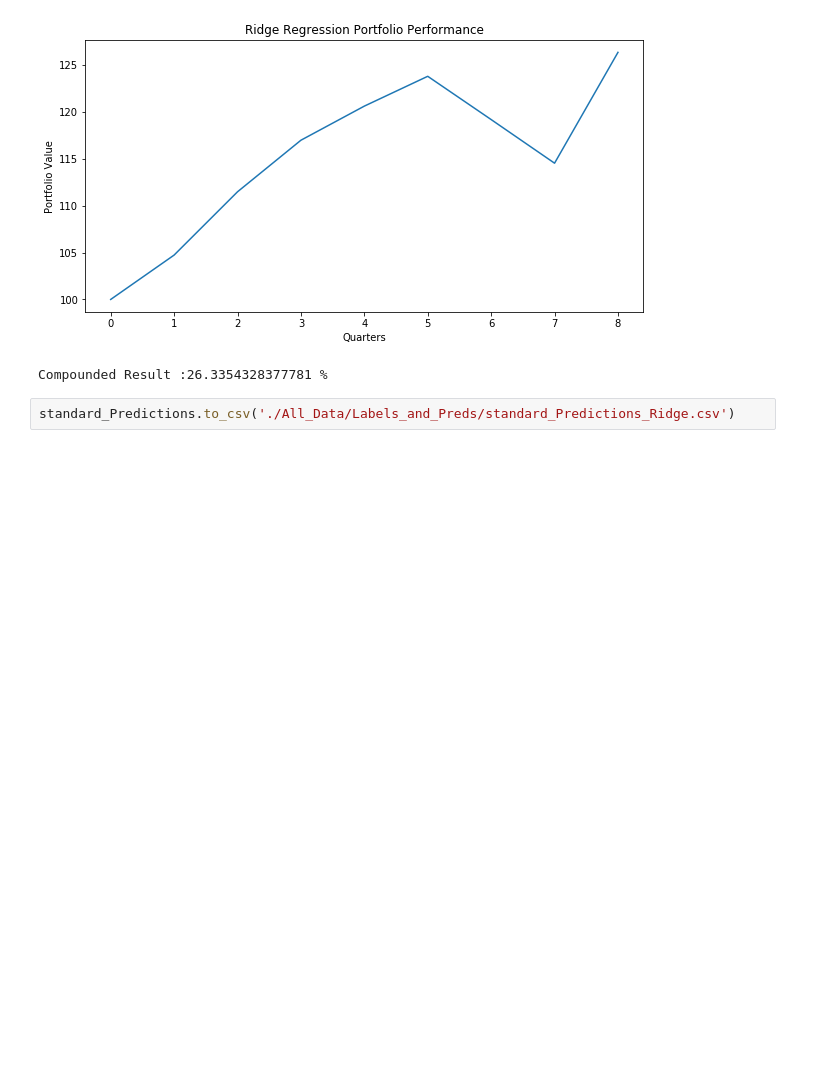
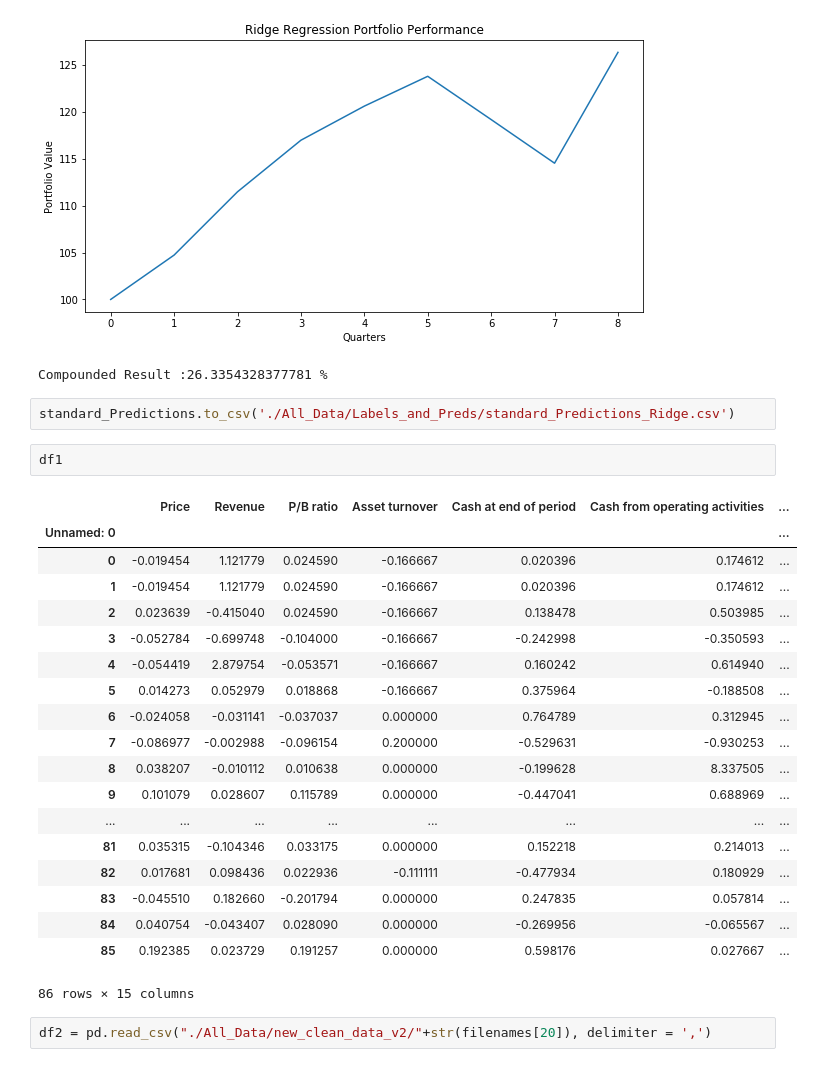
Before and after one commit to durveshb/Portfolio-Management, a Jupyter notebook: 008_Ridge.ipynb, the cells around one changed output. Saved outputs shown, nothing was run; the diff lists cells and outputs as text; blank space fills up the shorter version.

```diff
--- a/008_Ridge.ipynb
+++ b/008_Ridge.ipynb
@@ -249,3 +249,27 @@ Sharpe Ratio : 0.8988870205045233
 Compounded Result :26.3354328377781 %
 # %%
 standard_Predictions.to_csv('./All_Data/Labels_and_Preds/standard_Predictions_Ridge.csv')
+# %%
+df1
+# %% [output]
+|  | Price | Revenue | P/B ratio | Asset turnover | Cash at end of period | Cash from operating activities | ... |
+| Unnamed: 0 |  |  |  |  |  |  | ... |
+| 0 | -0.019454 | 1.121779 | 0.024590 | -0.166667 | 0.020396 | 0.174612 | ... |
+| 1 | -0.019454 | 1.121779 | 0.024590 | -0.166667 | 0.020396 | 0.174612 | ... |
+| 2 | 0.023639 | -0.415040 | 0.024590 | -0.166667 | 0.138478 | 0.503985 | ... |
+| 3 | -0.052784 | -0.699748 | -0.104000 | -0.166667 | -0.242998 | -0.350593 | ... |
+| 4 | -0.054419 | 2.879754 | -0.053571 | -0.166667 | 0.160242 | 0.614940 | ... |
+| 5 | 0.014273 | 0.052979 | 0.018868 | -0.166667 | 0.375964 | -0.188508 | ... |
+| 6 | -0.024058 | -0.031141 | -0.037037 | 0.000000 | 0.764789 | 0.312945 | ... |
+| 7 | -0.086977 | -0.002988 | -0.096154 | 0.200000 | -0.529631 | -0.930253 | ... |
+| 8 | 0.038207 | -0.010112 | 0.010638 | 0.000000 | -0.199628 | 8.337505 | ... |
+| 9 | 0.101079 | 0.028607 | 0.115789 | 0.000000 | -0.447041 | 0.688969 | ... |
+| ... | ... | ... | ... | ... | ... | ... | ... |
+| 81 | 0.035315 | -0.104346 | 0.033175 | 0.000000 | 0.152218 | 0.214013 | ... |
+| 82 | 0.017681 | 0.098436 | 0.022936 | -0.111111 | -0.477934 | 0.180929 | ... |
+| 83 | -0.045510 | 0.182660 | -0.201794 | 0.000000 | 0.247835 | 0.057814 | ... |
+| 84 | 0.040754 | -0.043407 | 0.028090 | 0.000000 | -0.269956 | -0.065567 | ... |
+| 85 | 0.192385 | 0.023729 | 0.191257 | 0.000000 | 0.598176 | 0.027667 | ... |
+86 rows × 15 columns
+# %%
+df2 = pd.read_csv("./All_Data/new_clean_data_v2/"+str(filenames[20]), delimiter = ',')
```
Also changed, not shown: parts of 1 cell of this notebook.
